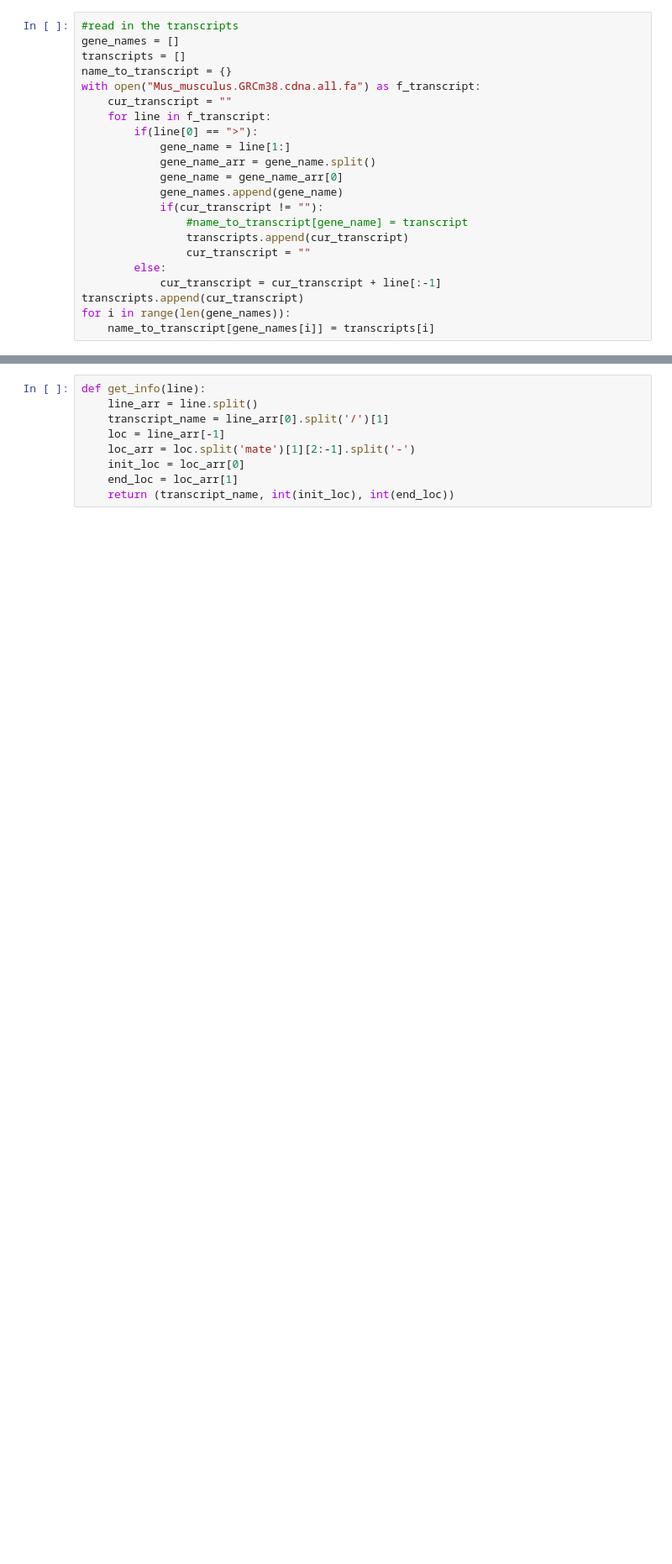
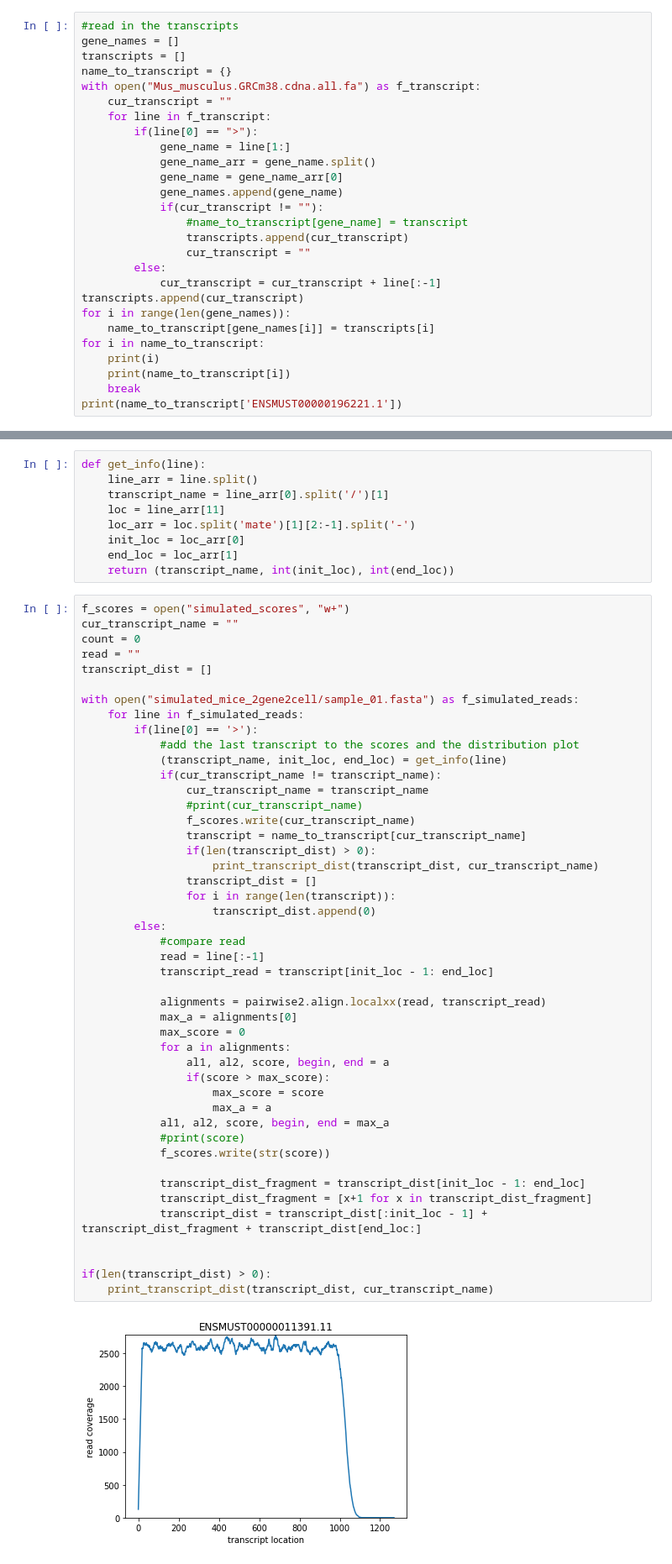
Before and after one commit to Helena-L/simulator_project, a Jupyter notebook: simulator_alignment.ipynb, the cells around one changed output, grey strips where cells are left out. Shown at 84% size. Saved outputs shown, nothing was run; the diff lists cells and outputs as text; blank space fills up the shorter version.

Commit message:
alignment

```diff
--- a/simulator_alignment.ipynb
+++ b/simulator_alignment.ipynb
@@ -25,6 +25,11 @@ with open("Mus_musculus.GRCm38.cdna.all.fa") as f_transcript:
 transcripts.append(cur_transcript)
 for i in range(len(gene_names)):
     name_to_transcript[gene_names[i]] = transcripts[i]
+for i in name_to_transcript:
+    print(i)
+    print(name_to_transcript[i])
+    break
+print(name_to_transcript['ENSMUST00000196221.1'])
 # %% [output]
 ENSMUST00000196221.1
 ATGGCATAT
@@ -95,8 +101,56 @@ def print_transcript_dist(transcript_dist, gene_name):
 def get_info(line):
     line_arr = line.split()
     transcript_name = line_arr[0].split('/')[1]
-    loc = line_arr[-1]
+    loc = line_arr[11]
     loc_arr = loc.split('mate')[1][2:-1].split('-')
     init_loc = loc_arr[0]
     end_loc = loc_arr[1]
     return (transcript_name, int(init_loc), int(end_loc))
+# %%
+f_scores = open("simulated_scores", "w+")
+cur_transcript_name = ""
+count = 0
+read = ""
+transcript_dist = []
+
+with open("simulated_mice_2gene2cell/sample_01.fasta") as f_simulated_reads:
+    for line in f_simulated_reads:
+        if(line[0] == '>'):
+            #add the last transcript to the scores and the distribution plot
+            (transcript_name, init_loc, end_loc) = get_info(line)
+            if(cur_transcript_name != transcript_name):
+                cur_transcript_name = transcript_name
+                #print(cur_transcript_name)
+                f_scores.write(cur_transcript_name)
+                transcript = name_to_transcript[cur_transcript_name]
+                if(len(transcript_dist) > 0):
+                    print_transcript_dist(transcript_dist, cur_transcript_name)
+                transcript_dist = []
+                for i in range(len(transcript)):
+                    transcript_dist.append(0)
+        else:
+            #compare read
+            read = line[:-1]
+            transcript_read = transcript[init_loc - 1: end_loc]
+
+            alignments = pairwise2.align.localxx(read, transcript_read)
+            max_a = alignments[0]
+            max_score = 0
+            for a in alignments:
+                al1, al2, score, begin, end = a
+                if(score > max_score):
+                    max_score = score
+                    max_a = a
+            al1, al2, score, begin, end = max_a
+            #print(score)
+            f_scores.write(str(score))
+
+            transcript_dist_fragment = transcript_dist[init_loc - 1: end_loc]
+            transcript_dist_fragment = [x+1 for x in transcript_dist_fragment]
+            transcript_dist = transcript_dist[:init_loc - 1] + transcript_dist_fragment + transcript_dist[end_loc:]
+
+
+if(len(transcript_dist) > 0):
+    print_transcript_dist(transcript_dist, cur_transcript_name)
+# %% [output]
+[figure, added]
```
Also changed, not shown: parts of 4 cells of this notebook, 3 other files.
